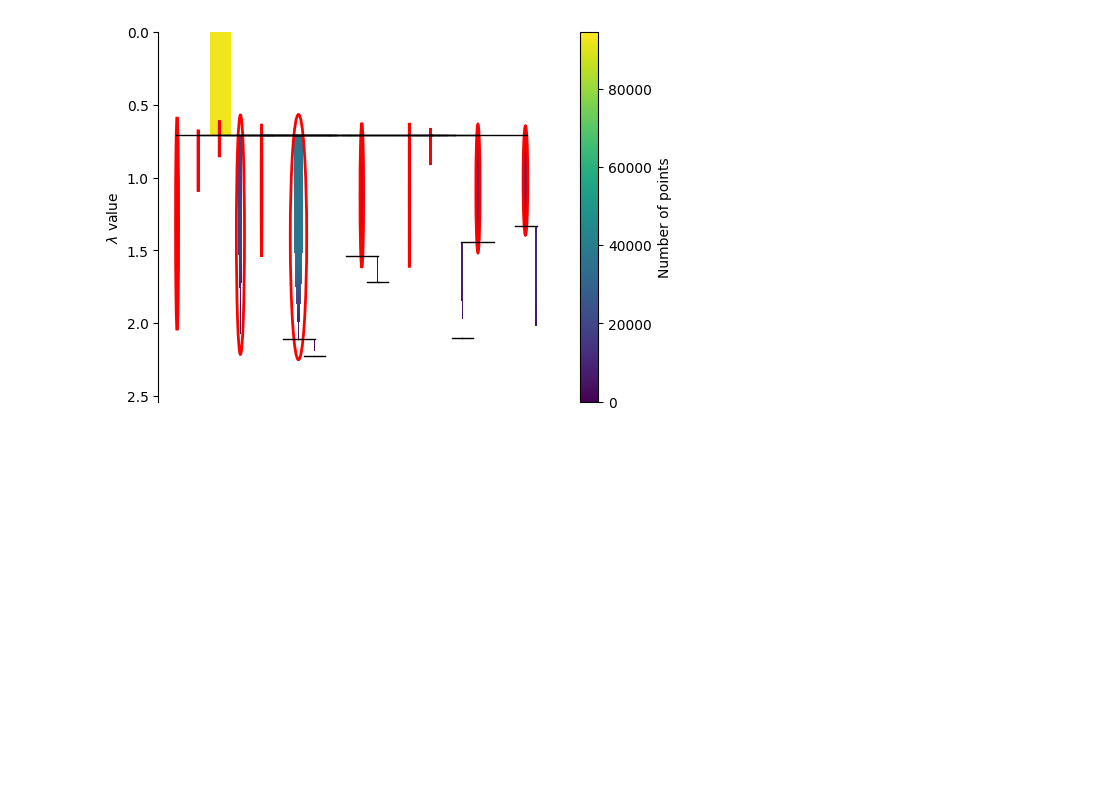
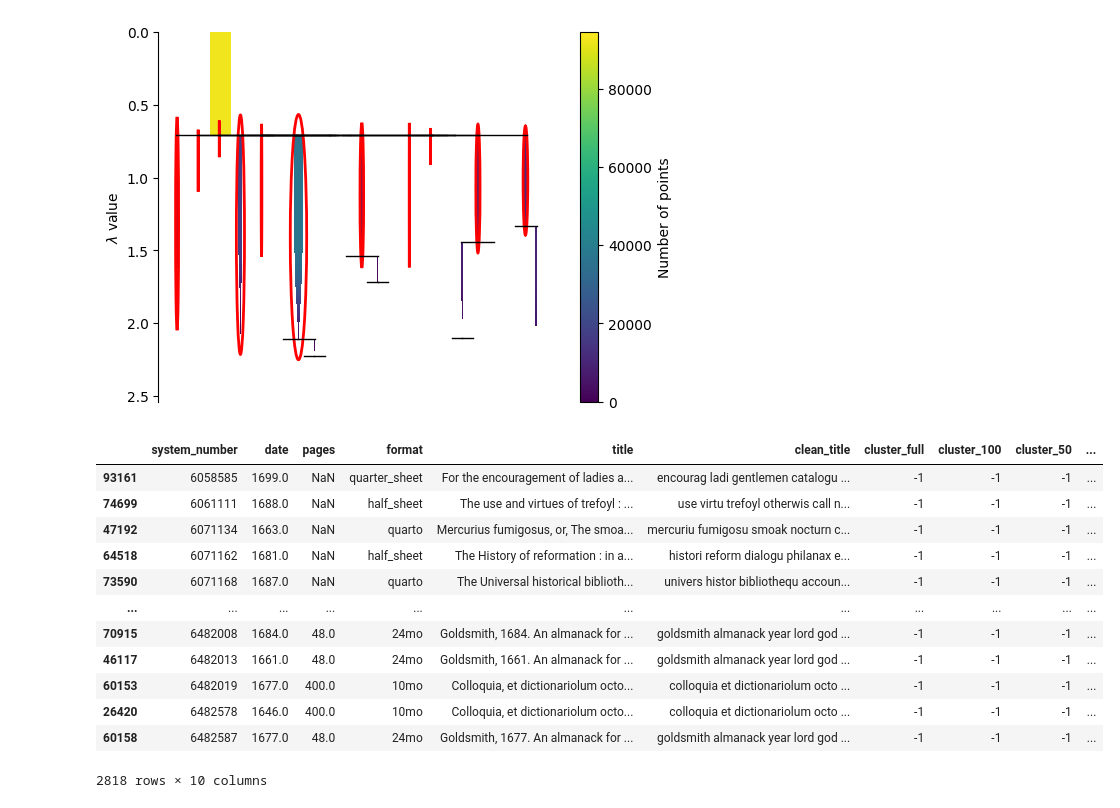
Before and after one commit to JSandersHub/ClassifyingESTC, a Jupyter notebook: covariate_approach/02-clustering.ipynb, the cells around one changed output. Cells and saved outputs as stored; diff of their text form; code cells hidden in the pictures; blank space fills up the shorter version.

```diff
--- a/covariate_approach/02-clustering.ipynb
+++ b/covariate_approach/02-clustering.ipynb
@@ -4,3 +4,10 @@
 import hdbscan
 import pandas as pd
 import numpy as np
+# %%
+# Load processed data
+filtered_data = pd.read_csv("/Users/jamiesanders/Dropbox/ClassifyingESTC/intermediate_output/estc_btm_prepped.csv", encoding = "ISO-8859-1")
+filtered_data = filtered_data.sort_values("system_number")
+
+filtered_data.head()
+filtered_data.shape
@@ -82,3 +91,25 @@ clusterer_25.condensed_tree_.plot(select_clusters=True)
 # %% [output]
 <Axes: ylabel='$\\lambda$ value'>
 [figure]
+# %%
+cluster_data = filtered_data.copy()
+cluster_data['cluster_full'] = clusterer_full.labels_
+cluster_data['cluster_100'] = clusterer_100.labels_
+cluster_data['cluster_50'] = clusterer_50.labels_
+cluster_data['cluster_25'] = clusterer_25.labels_
+
+cluster_data[cluster_data['cluster_full'] < 0]
+# %% [output]
+|  | system_number | date | pages | format | title | clean_title | cluster_full | cluster_100 | cluster_50 | ... |
+| 93161 | 6058585 | 1699.0 | NaN | quarter_sheet | For the encouragement of ladies a... | encourag ladi gentlemen catalogu ... | -1 | -1 | -1 | ... |
+| 74699 | 6061111 | 1688.0 | NaN | half_sheet | The use and virtues of trefoyl : ... | use virtu trefoyl otherwis call n... | -1 | -1 | -1 | ... |
+| 47192 | 6071134 | 1663.0 | NaN | quarto | Mercurius fumigosus, or, The smoa... | mercuriu fumigosu smoak nocturn c... | -1 | -1 | -1 | ... |
+| 64518 | 6071162 | 1681.0 | NaN | half_sheet | The History of reformation : in a... | histori reform dialogu philanax e... | -1 | -1 | -1 | ... |
+| 73590 | 6071168 | 1687.0 | NaN | quarto | The Universal historical biblioth... | univers histor bibliothequ accoun... | -1 | -1 | -1 | ... |
+| ... | ... | ... | ... | ... | ... | ... | ... | ... | ... | ... |
+| 70915 | 6482008 | 1684.0 | 48.0 | 24mo | Goldsmith, 1684. An almanack for ... | goldsmith almanack year lord god ... | -1 | -1 | -1 | ... |
+| 46117 | 6482013 | 1661.0 | 48.0 | 24mo | Goldsmith, 1661. An almanack for ... | goldsmith almanack year lord god ... | -1 | -1 | -1 | ... |
+| 60153 | 6482019 | 1677.0 | 400.0 | 10mo | Colloquia, et dictionariolum octo... | colloquia et dictionariolum octo ... | -1 | -1 | -1 | ... |
+| 26420 | 6482578 | 1646.0 | 400.0 | 10mo | Colloquia, et dictionariolum octo... | colloquia et dictionariolum octo ... | -1 | -1 | -1 | ... |
+| 60158 | 6482587 | 1677.0 | 48.0 | 24mo | Goldsmith, 1677. An almanack for ... | goldsmith almanack year lord god ... | -1 | -1 | -1 | ... |
+2818 rows × 10 columns
```
Also changed, not shown: parts of 6 cells of this notebook.
